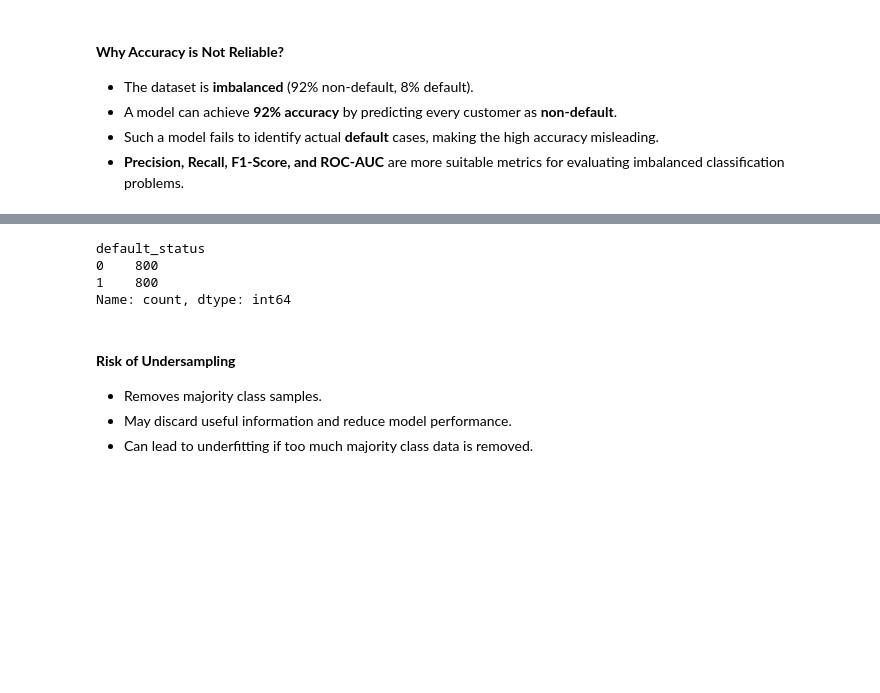
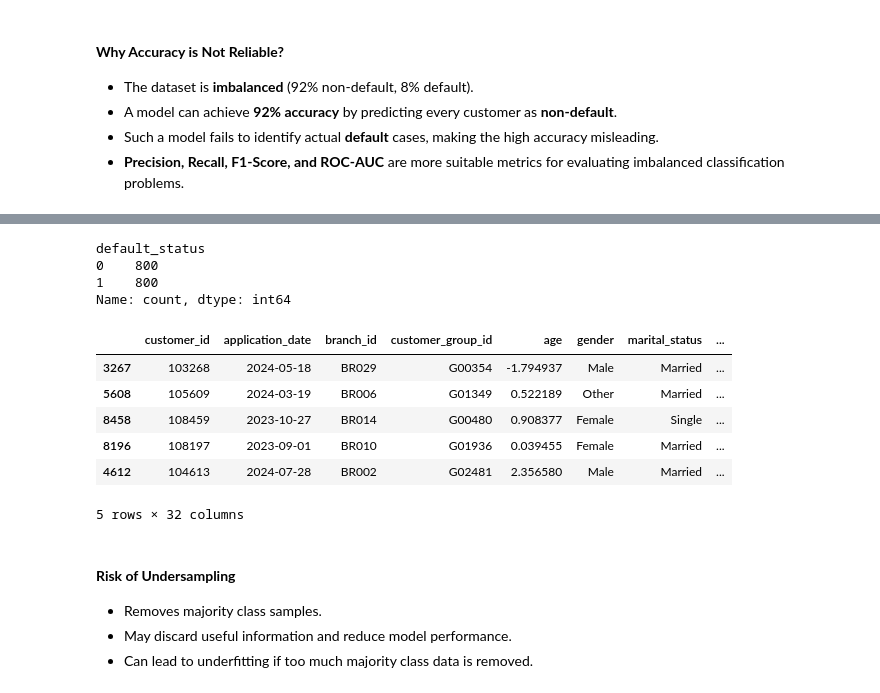
Before and after one commit to MonishDY/AI-Track, a Jupyter notebook: Module 2 - Feature Engineering/Capstone Project/MonishDY_230701195_Capstone_Case_Study.ipynb, the cells around one changed output, grey strips where cells are left out. Saved outputs shown, nothing was run; the diff lists cells and outputs as text; code cells hidden in the pictures; blank space fills up the shorter version.

```diff
--- a/Module 2 - Feature Engineering/Capstone Project/MonishDY_230701195_Capstone_Case_Study.ipynb
+++ b/Module 2 - Feature Engineering/Capstone Project/MonishDY_230701195_Capstone_Case_Study.ipynb
@@ -580,14 +588,22 @@ Name: count, dtype: int64
 # %%
 # Random Undersampling
 rus = RandomUnderSampler(random_state=42)
 X_under, y_under = rus.fit_resample(X, y)
 
 print(y_under.value_counts())
+X_under.head()
 # %% [output]
 default_status
 0    800
 1    800
 Name: count, dtype: int64
+|  | customer_id | application_date | branch_id | customer_group_id | age | gender | marital_status | ... |
+| 3267 | 103268 | 2024-05-18 | BR029 | G00354 | -1.794937 | Male | Married | ... |
+| 5608 | 105609 | 2024-03-19 | BR006 | G01349 | 0.522189 | Other | Married | ... |
+| 8458 | 108459 | 2023-10-27 | BR014 | G00480 | 0.908377 | Female | Single | ... |
+| 8196 | 108197 | 2023-09-01 | BR010 | G01936 | 0.039455 | Female | Married | ... |
+| 4612 | 104613 | 2024-07-28 | BR002 | G02481 | 2.356580 | Male | Married | ... |
+5 rows × 32 columns
 # %% [markdown]
 #### **Risk of Undersampling**
 
```
Also changed, not shown: parts of 46 cells of this notebook.
